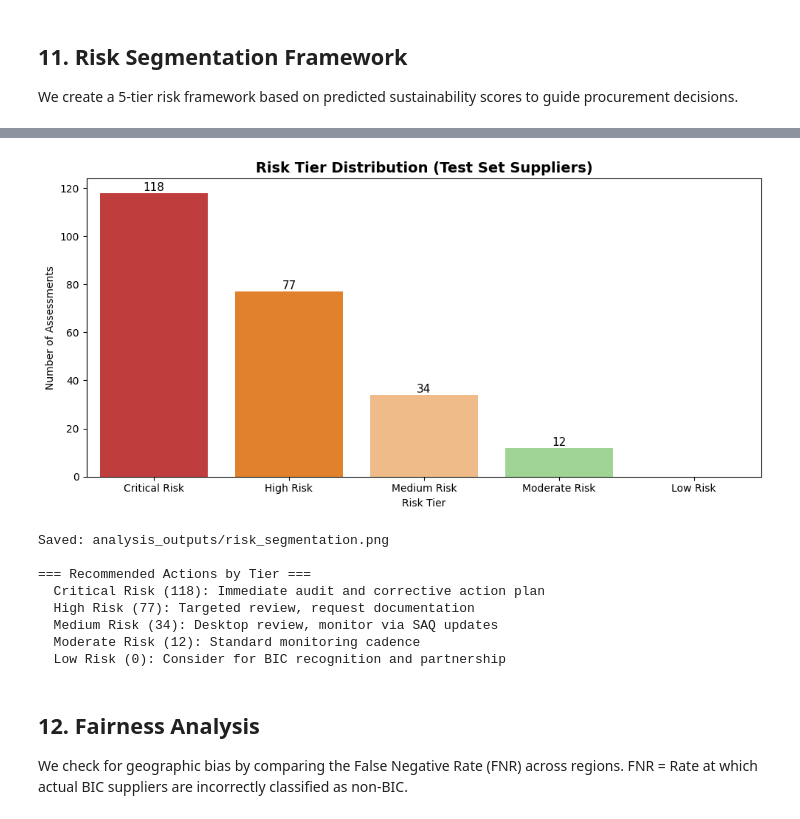
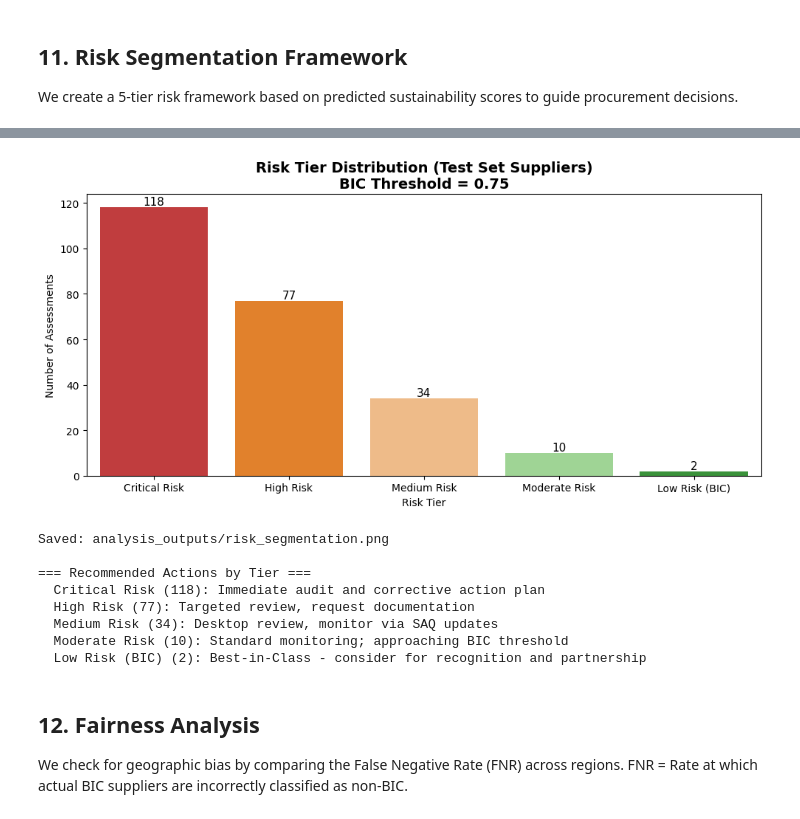
Before and after one commit to matiascam02/sustainability_coral, a Jupyter notebook: starter_notebook.ipynb, the cells around one changed output, grey strips where cells are left out. Cells and saved outputs as stored; diff of their text form; code cells hidden in the pictures.

Commit message:
update: Refresh execution timestamps in starter notebook; modify risk tier descriptions and visualization details

```diff
--- a/starter_notebook.ipynb
+++ b/starter_notebook.ipynb
@@ -718,9 +718,11 @@ We create a 5-tier risk framework based on predicted sustainability scores to gu
 # Cell 17: Create risk segmentation
 
 def assign_risk_tier(score):
-    """Assign risk tier based on predicted Val_Score."""
-    if score >= 0.80:
-        return "Low Risk"
+    """Assign risk tier based on predicted Val_Score.
+    BIC threshold is 0.75 - suppliers at or above are Best-in-Class.
+    """
+    if score >= 0.75:
+        return "Low Risk (BIC)"
     elif score >= 0.70:
         return "Moderate Risk"
     elif score >= 0.60:
@@ -753,52 +756,52 @@ Name: count, dtype: int64
 # %%
 # Cell 18: Visualize risk segmentation
 
-tier_order = ["Critical Risk", "High Risk", "Medium Risk", "Moderate Risk", "Low Risk"]
+tier_order = ["Critical Risk", "High Risk", "Medium Risk", "Moderate Risk", "Low Risk (BIC)"]
 tier_colors = ["#d62728", "#ff7f0e", "#ffbb78", "#98df8a", "#2ca02c"]
 
 plt.figure(figsize=(10, 5))
 ax = sns.countplot(
     data=risk_assessment,
     x="risk_tier",
     order=tier_order,
     palette=tier_colors,
 )
-ax.set_title("Risk Tier Distribution (Test Set Suppliers)", fontsize=14, fontweight="bold")
+ax.set_title("Risk Tier Distribution (Test Set Suppliers)\nBIC Threshold = 0.75", fontsize=14, fontweight="bold")
 ax.set_xlabel("Risk Tier")
 ax.set_ylabel("Number of Assessments")
 
 # Add count labels on bars
 for p in ax.patches:
     ax.annotate(f'{int(p.get_height())}',
                 (p.get_x() + p.get_width() / 2., p.get_height()),
                 ha='center', va='bottom', fontsize=11)
 
 plt.tight_layout()
 plt.savefig("analysis_outputs/risk_segmentation.png", dpi=150, bbox_inches="tight")
 plt.show()
 
 print("\nSaved: analysis_outputs/risk_segmentation.png")
 print("\n=== Recommended Actions by Tier ===")
 actions = {
     "Critical Risk": "Immediate audit and corrective action plan",
     "High Risk": "Targeted review, request documentation",
     "Medium Risk": "Desktop review, monitor via SAQ updates",
-    "Moderate Risk": "Standard monitoring cadence",
-    "Low Risk": "Consider for BIC recognition and partnership"
+    "Moderate Risk": "Standard monitoring; approaching BIC threshold",
+    "Low Risk (BIC)": "Best-in-Class - consider for recognition and partnership"
 }
 for tier, action in actions.items():
     count = tier_counts.get(tier, 0)
     print(f"  {tier} ({count}): {action}")
 # %% [output]
-[figure, old version]
+[figure, new version]
 Saved: analysis_outputs/risk_segmentation.png
 
 === Recommended Actions by Tier ===
   Critical Risk (118): Immediate audit and corrective action plan
   High Risk (77): Targeted review, request documentation
   Medium Risk (34): Desktop review, monitor via SAQ updates
-  Moderate Risk (12): Standard monitoring cadence
-  Low Risk (0): Consider for BIC recognition and partnership
+  Moderate Risk (10): Standard monitoring; approaching BIC threshold
+  Low Risk (BIC) (2): Best-in-Class - consider for recognition and partnership
 # %% [markdown]
 ## 12. Fairness Analysis
 
```
Also changed, not shown: parts of 1 cell of this notebook, 1 other file.
